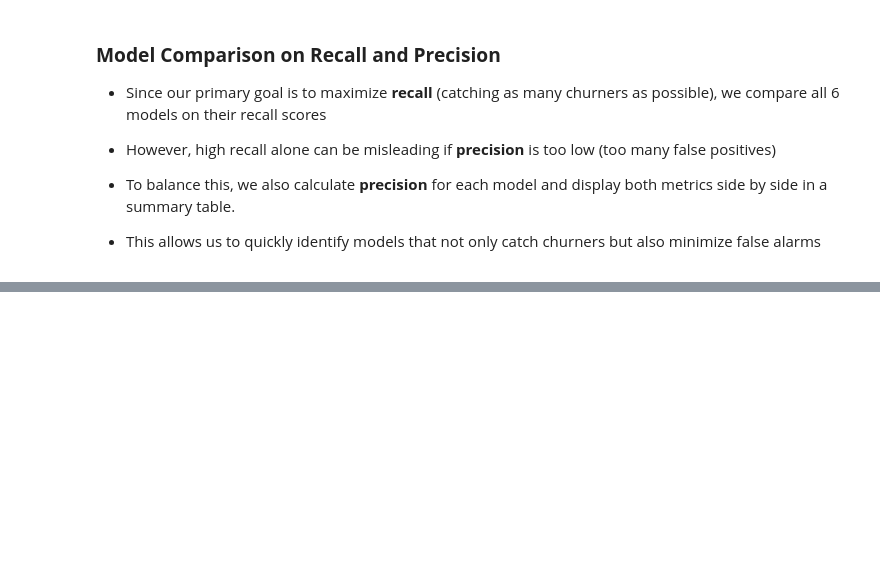
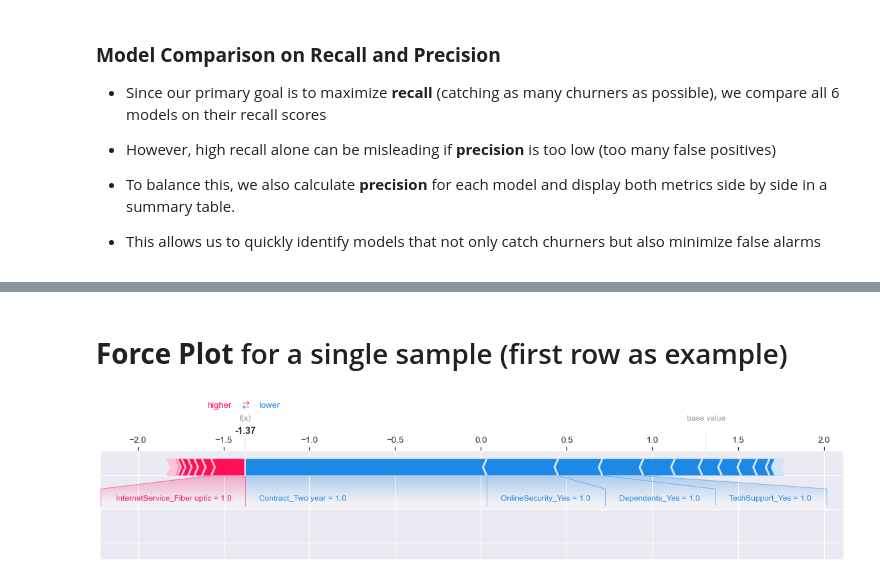
Before and after one commit to Harriet-ngomo/FUTURE_ML_02, a Jupyter notebook: index.ipynb, the cells around one changed output, grey strips where cells are left out. Saved outputs shown, nothing was run; the diff lists cells and outputs as text; code cells hidden in the pictures; blank space fills up the shorter version.

```diff
--- a/index.ipynb
+++ b/index.ipynb
@@ -1658,0 +1793,13 @@ Bar plot → global importance (mean absolute SHAP values).
+# %% [markdown]
+# **Force Plot** for a single sample (first row as example)
+# %%
+
+shap.force_plot(
+    explainer.expected_value,
+    shap_values[0, :],
+    X_test_transformed[0, :],
+    feature_names=feature_names,
+    matplotlib=True)
+plt.show()
+# %% [output]
+[figure, added]
```
Also changed, not shown: parts of 32 cells of this notebook, 4 other files.
